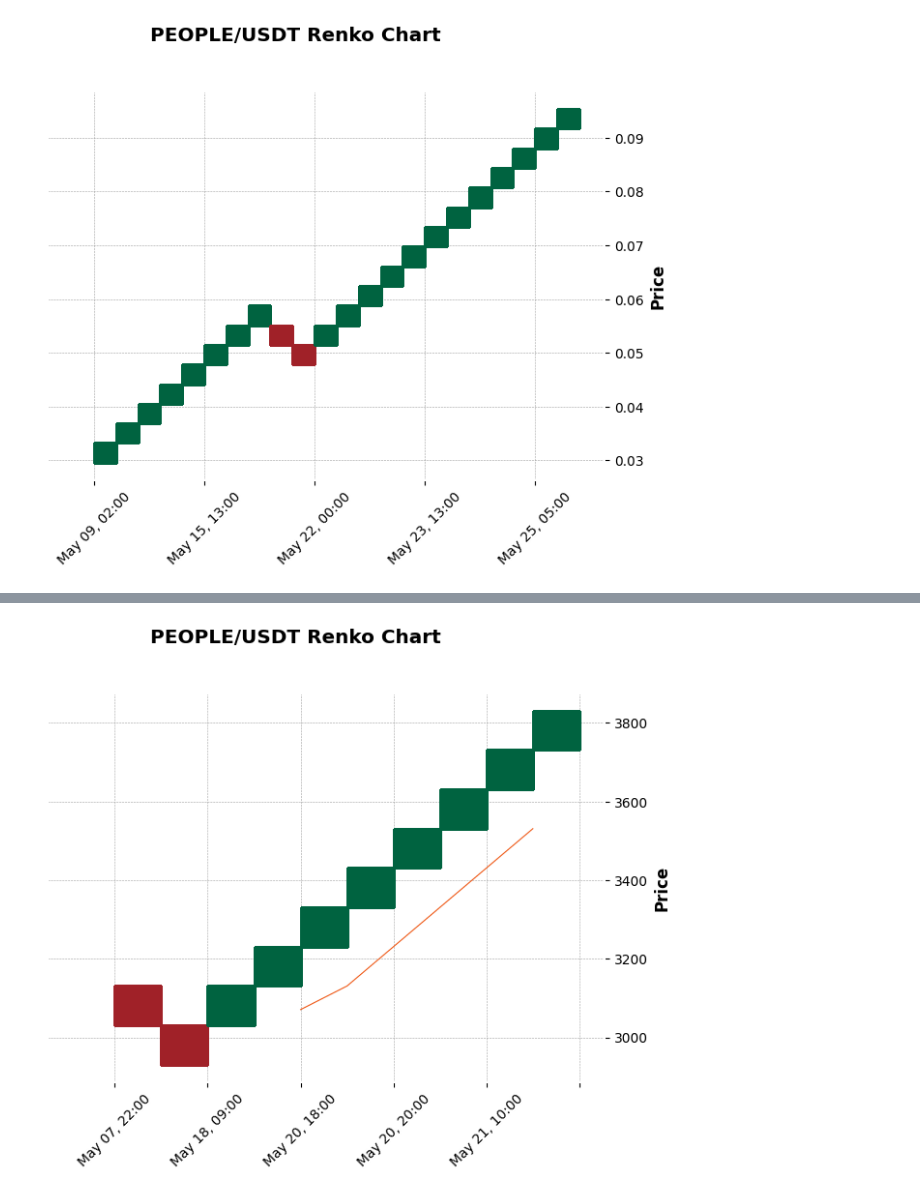
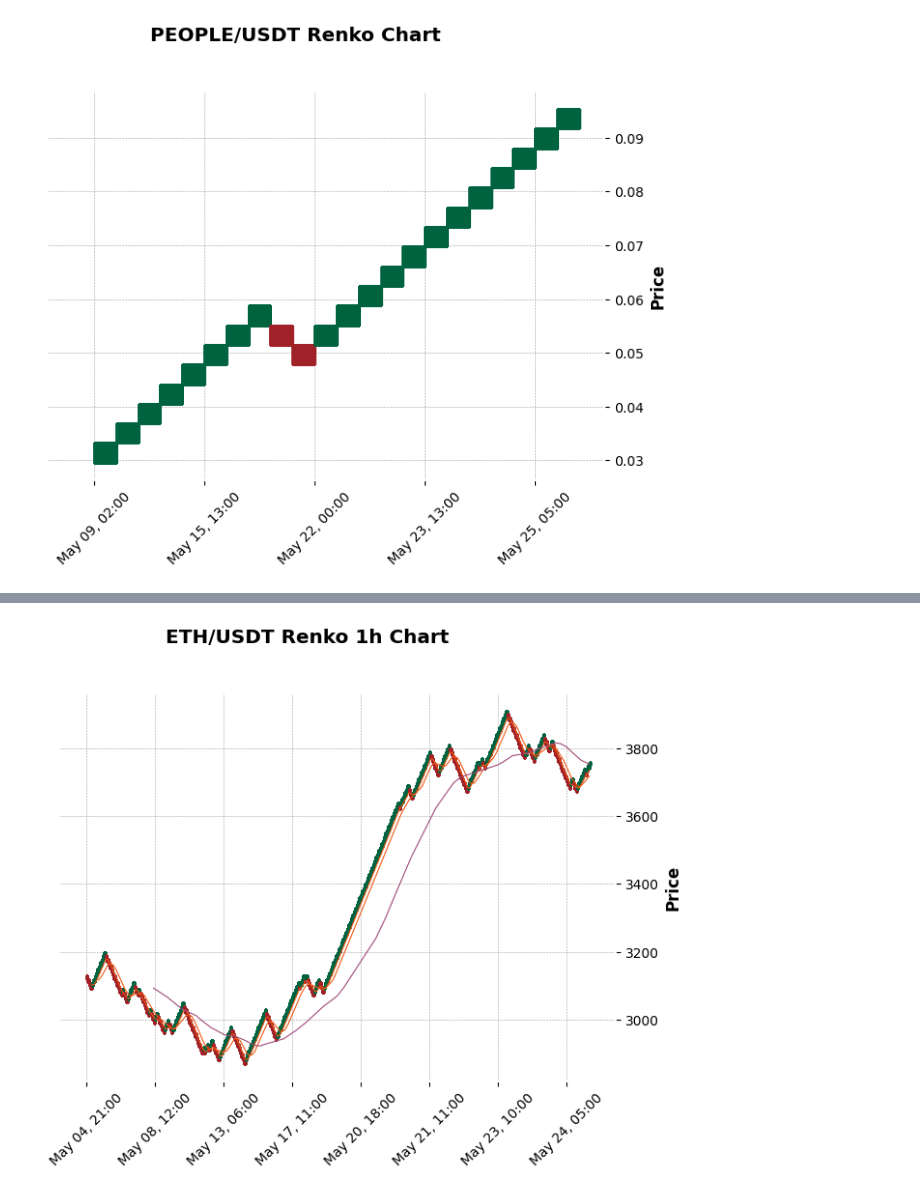
Before and after one commit to 7bel6/crypto1, a Jupyter notebook: journal/1.ipynb, the cells around one changed output, grey strips where cells are left out. Cells and saved outputs as stored; diff of their text form; code cells hidden in the pictures.

```diff
--- a/journal/1.ipynb
+++ b/journal/1.ipynb
@@ -59,22 +60,22 @@ mpf.plot(df, type='renko', style='charles', title='PEOPLE/USDT Renko Chart', yla
 # %%
 # Define the symbol and timeframe
 symbol = 'ETH/USDT'
 timeframe = '1h'
 
 # Calculate the since timestamp (30 days ago)
 since = exchange.parse8601((datetime.datetime.utcnow() - datetime.timedelta(days=30)).isoformat())
 
 # Fetch the historical data
 ohlcv = exchange.fetch_ohlcv(symbol, timeframe, since)
 
 # Create a DataFrame from the fetched data
 df = pd.DataFrame(ohlcv, columns=['timestamp', 'open', 'high', 'low', 'close', 'volume'])
 
 # Convert the timestamp to a readable datetime format
 df['timestamp'] = pd.to_datetime(df['timestamp'], unit='ms')
 
 # Set the timestamp as the index
 df.set_index('timestamp', inplace=True)
-mpf.plot(df, type='renko', style='charles', title='ETH/USDT Renko Chart', ylabel='Price', renko_params=dict(brick_size=100), mav=(5,10,))
+mpf.plot(df, type='renko', style='charles', title='ETH/USDT Renko 1h Chart', ylabel='Price', renko_params=dict(brick_size=10), mav=(5,10,50))
 # %% [output]
-[figure, old version]
+[figure, new version]
```
Also changed, not shown: parts of 2 cells of this notebook, 2 other files.
